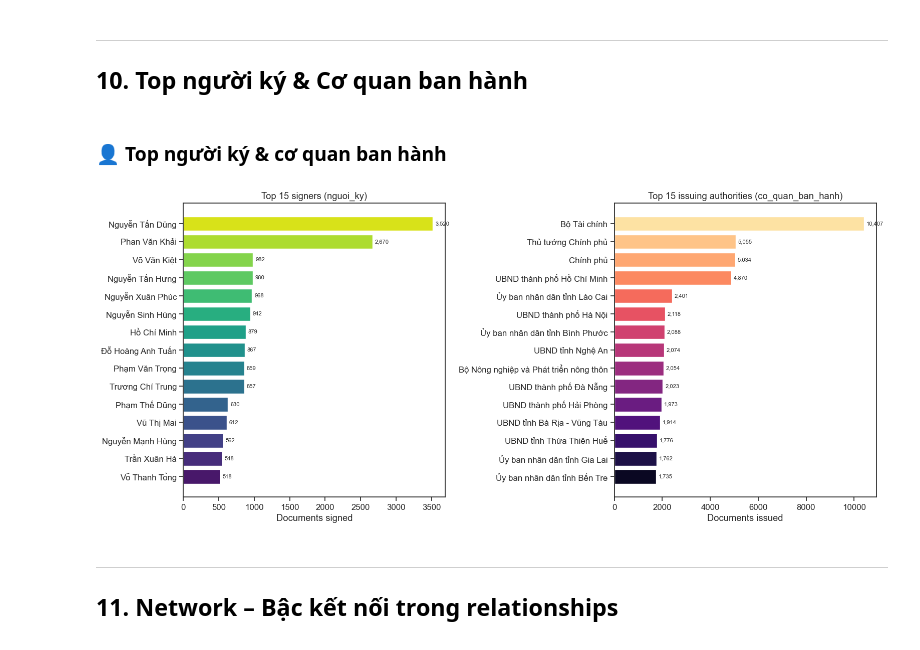
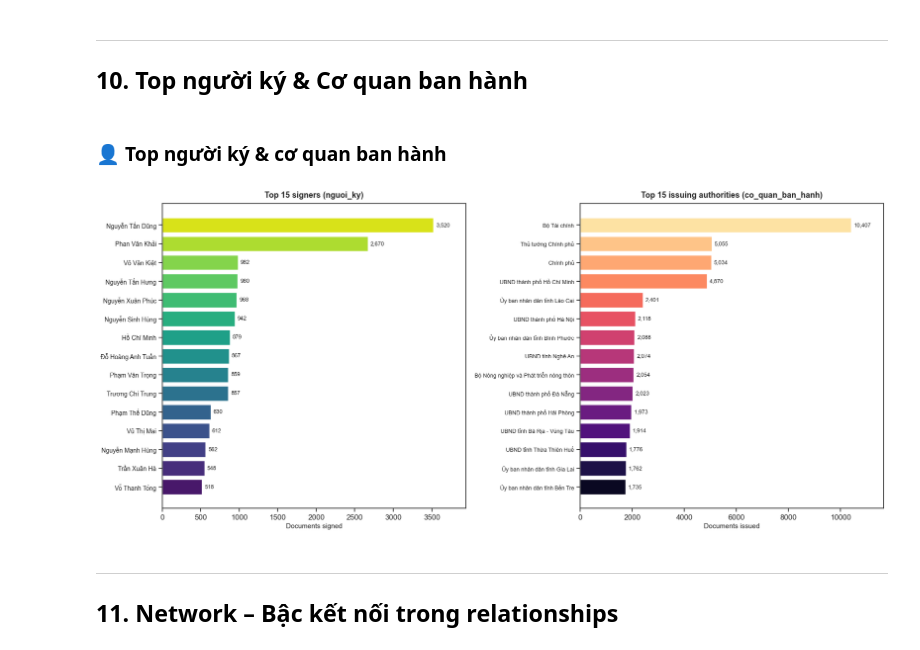
Before and after one commit to ductai05/VietLegalGraphRAG, a Jupyter notebook: pipeline/02_eda/eda.ipynb, the cells around one changed output. Drawn from its saved outputs; the diff is of its cells as text; code cells hidden in the pictures.

```diff
--- a/pipeline/02_eda/eda.ipynb
+++ b/pipeline/02_eda/eda.ipynb
@@ -113,7 +113,14 @@ matplotlib.rcParams["font.family"] = "sans-serif"
 matplotlib.rcParams["font.sans-serif"] = ["Arial", "Helvetica", "DejaVu Sans"]
 sns.set_theme(style="ticks", palette="muted", font_scale=1.1)
 
-BASE = "."
+# Resolve project root (2 levels up from pipeline/02_eda/)
+# Works as .py script (__file__ exists) and as .ipynb (falls back to cwd)
+try:
+    _THIS_DIR = os.path.dirname(os.path.abspath(__file__))
+except NameError:
+    _THIS_DIR = os.getcwd()
+_PROJECT_ROOT = os.path.dirname(os.path.dirname(_THIS_DIR))
+BASE = os.path.join(_PROJECT_ROOT, "data", "raw", "vietnamese-legal-documents")
 FILES = {
     "data/content":       os.path.join(BASE, "data", "content.parquet"),
     "data/metadata":      os.path.join(BASE, "data", "metadata.parquet"),
@@ -905,8 +945,8 @@ for bar, v in zip(bars1, vals1):
                  f"{v:,}", ha="center", fontsize=11, fontweight="bold")
 
 # Relationships coverage
-labels2 = ["doc_id\n∈ metadata", "doc_id\n∉ metadata",
-           "other_doc_id\n∈ metadata", "other_doc_id\n∉ metadata"]
+labels2 = ["doc_id\nin metadata", "doc_id\nnot in metadata",
+           "other_doc_id\nin metadata", "other_doc_id\nnot in metadata"]
 vals2 = [cov["rel_src_in_metadata"], cov["rel_src_not_in_metadata"],
          cov["rel_tgt_in_metadata"], cov["rel_tgt_not_in_metadata"]]
 colors2 = ["#55A868", "#DD8452", "#55A868", "#DD8452"]
@@ -1056,7 +1096,7 @@ Parse thành công: **153,335** / 153,420 (99.9%)
 # === Cell 21: Top signers & authorities ===
 display(Markdown("### 👤 Top người ký & cơ quan ban hành"))
 
-fig, axes = plt.subplots(1, 2, figsize=(16, 7))
+fig, axes = plt.subplots(1, 2, figsize=(18, 8))
 
 # Top signers
 signers = (
@@ -1069,42 +1109,48 @@ signers = (
     .head(15)
     .to_pandas()
 )
 signers.columns = ["nguoi_ky", "count"]
 signers = signers.sort_values("count", ascending=True)
 axes[0].barh(signers["nguoi_ky"], signers["count"],
              color=sns.color_palette("viridis", len(signers)))
-axes[0].set_xlabel("Documents signed")
-axes[0].set_title("Top 15 signers (nguoi_ky)")
+axes[0].set_xlabel("Documents signed", fontsize=11)
+axes[0].set_title("Top 15 signers (nguoi_ky)", fontsize=13, fontweight="bold", pad=10)
+axes[0].tick_params(axis="y", labelsize=10)
+max_s = max(signers["count"])
 for i, (_, row) in enumerate(signers.iterrows()):
-    axes[0].text(row["count"] + max(signers["count"]) * 0.01, i,
-                 f'{row["count"]:,}', va="center", fontsize=8)
+    axes[0].text(row["count"] + max_s * 0.01, i,
+                 f'{row["count"]:,}', va="center", fontsize=9)
+axes[0].set_xlim(right=max_s * 1.12)
 
 # Top authorities
 auths = (
     pl.scan_parquet(FILES["data/metadata"])
     .select("co_quan_ban_hanh")
     .collect()
     .to_series()
     .drop_nulls()
     .value_counts(sort=True)
     .head(15)
     .to_pandas()
 )
 auths.columns = ["co_quan_ban_hanh", "count"]
 auths = auths.sort_values("count", ascending=True)
 axes[1].barh(auths["co_quan_ban_hanh"], auths["count"],
              color=sns.color_palette("magma", len(auths)))
-axes[1].set_xlabel("Documents issued")
-axes[1].set_title("Top 15 issuing authorities (co_quan_ban_hanh)")
+axes[1].set_xlabel("Documents issued", fontsize=11)
+axes[1].set_title("Top 15 issuing authorities (co_quan_ban_hanh)", fontsize=13, fontweight="bold", pad=10)
+axes[1].tick_params(axis="y", labelsize=9)
+max_a = max(auths["count"])
 for i, (_, row) in enumerate(auths.iterrows()):
-    axes[1].text(row["count"] + max(auths["count"]) * 0.01, i,
-                 f'{row["count"]:,}', va="center", fontsize=8)
+    axes[1].text(row["count"] + max_a * 0.01, i,
+                 f'{row["count"]:,}', va="center", fontsize=9)
+axes[1].set_xlim(right=max_a * 1.12)
 
 plt.tight_layout()
 plt.show()
 # %% [output]
 ### 👤 Top người ký & cơ quan ban hành
-[figure, old version]
+[figure, new version]
 # %% [markdown]
 ---
 ## 11. Network – Bậc kết nối trong relationships
```
Also changed, not shown: parts of 8 cells of this notebook, 1 other file.
